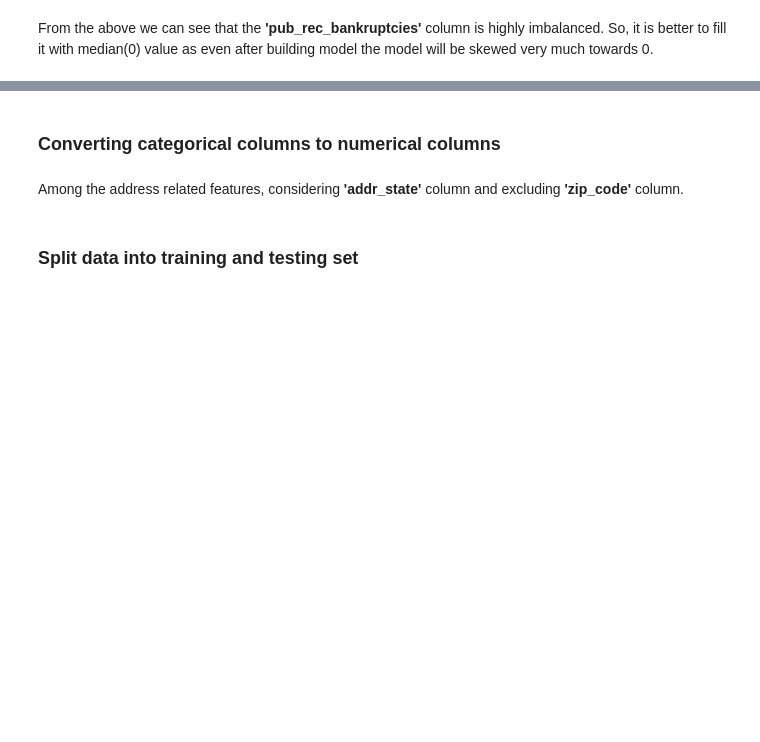
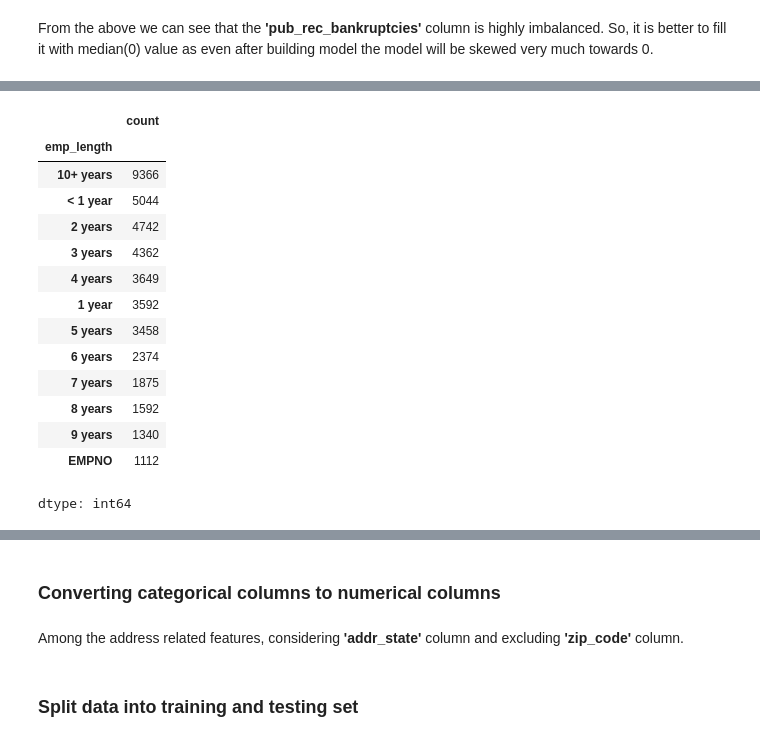
Before and after one commit to Shrutiba/iisc_cds, a Jupyter notebook: M2_AST_07_Catboost_XGBoost_LightGBM_A.ipynb, the cells around one changed output, grey strips where cells are left out. Drawn from its saved outputs; the diff is of its cells as text; code cells hidden in the pictures; blank space fills up the shorter version.

```diff
--- a/M2_AST_07_Catboost_XGBoost_LightGBM_A.ipynb
+++ b/M2_AST_07_Catboost_XGBoost_LightGBM_A.ipynb
@@ -545,3 +576,8 @@ Now, imputing the missing values with the median value for columns **'last_pymnt
 # %%
 # Imputing the null values with the median value
 # YOUR CODE HERE
+median_col = ['last_pymnt_d_year', 'last_pymnt_d_month', 'last_credit_pull_d_year', 'last_credit_pull_d_month', 'tax_liens']
+
+for col in median_col:
+    median_val = dfloan_select[col].median()
+    dfloan_select[col] = dfloan_select[col].fillna(median_val)
@@ -566,6 +663,24 @@ From the above we can see that the **'pub_rec_bankruptcies'** column is highly i
 # %%
 # Unique values in 'emp_length' column
 # YOUR CODE HERE
+uni_emp_length = dfloan_select['emp_length'].value_counts()
+uni_emp_length
+# %% [output]
+|  | count |
+| emp_length |  |
+| 10+ years | 9366 |
+| < 1 year | 5044 |
+| 2 years | 4742 |
+| 3 years | 4362 |
+| 4 years | 3649 |
+| 1 year | 3592 |
+| 5 years | 3458 |
+| 6 years | 2374 |
+| 7 years | 1875 |
+| 8 years | 1592 |
+| 9 years | 1340 |
+| EMPNO | 1112 |
+dtype: int64
 # %%
 # Seperating null values by assigning a random string
 # YOUR CODE HERE
```
Also changed, not shown: parts of 28 cells of this notebook.
